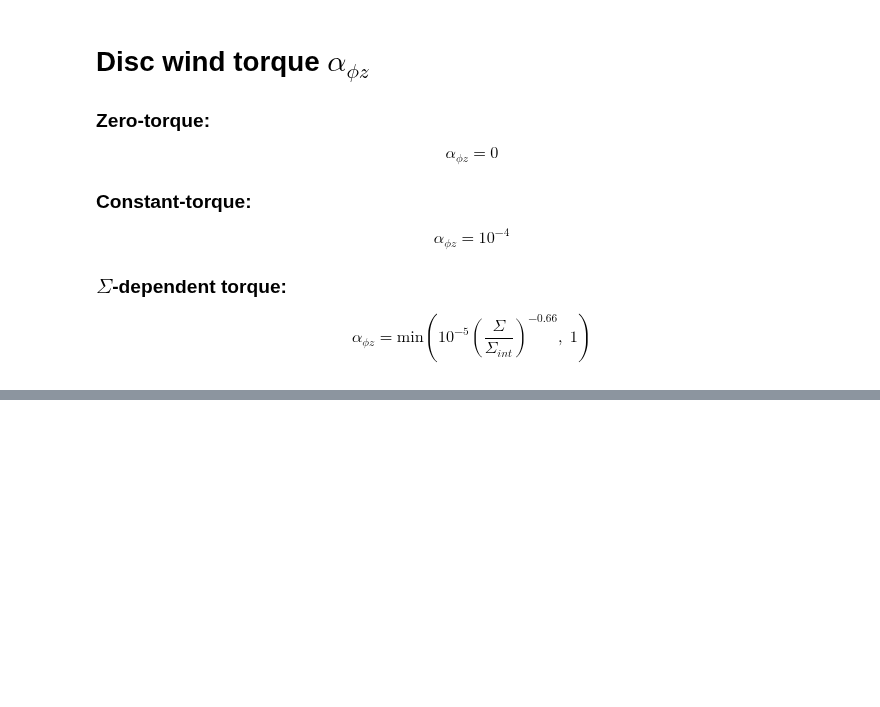
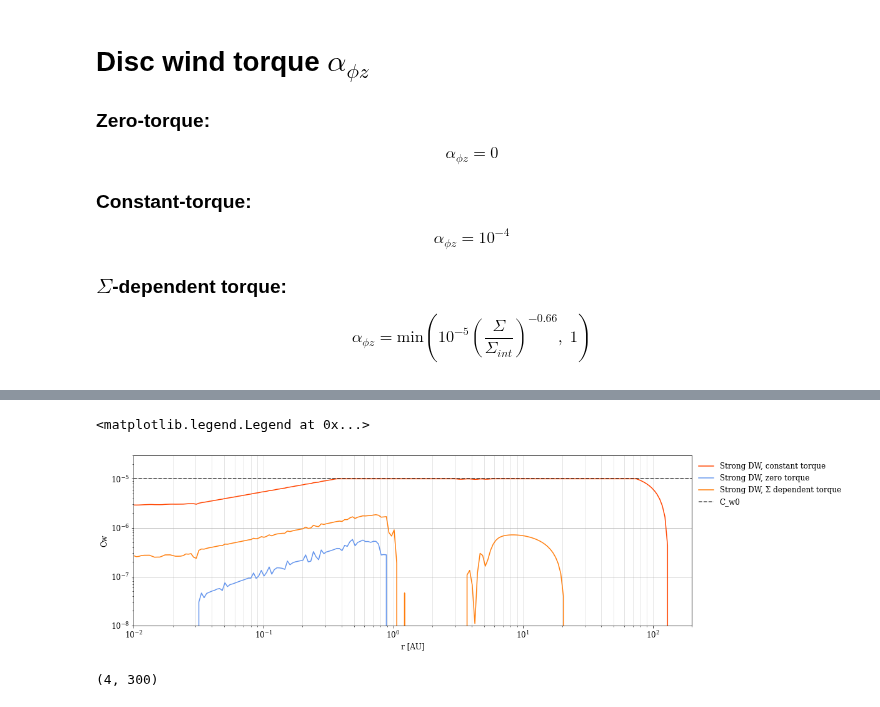
Before and after one commit to agent031/bachelor_code, a Jupyter notebook: Testing_values_T0/mass_flux_strongDW.ipynb, the cells around one changed output, grey strips where cells are left out. Drawn from its saved outputs; the diff is of its cells as text; code cells hidden in the pictures; blank space fills up the shorter version.

```diff
--- a/Testing_values_T0/mass_flux_strongDW.ipynb
+++ b/Testing_values_T0/mass_flux_strongDW.ipynb
@@ -97,0 +100,26 @@ plt.legend(frameon=False)
+# %%
+temp_initial = find_temp(10001, T_req, T_vis_strongDW)
+# %%
+C_w_sDW_constant_torque = C_w(Σ_initial(r_au), temp_initial, 1e-4)
+C_w_sDW_zero_torque = C_w(Σ_initial(r_au), temp_initial, 0)
+C_w_sDW_Σdepen_torque = C_w(Σ_initial(r_au), temp_initial, α_φz_func(Σ_initial(r_au)))
+# %%
+fig, axs = plt.subplots(figsize = (16,5))
+axs.grid(which = 'major', axis= 'y')
+axs.grid(which = 'both', axis= 'x', alpha = 0.4)
+
+
+axs.loglog(r_au, C_w_sDW_constant_torque, c=color_use[0], label = 'Strong DW, constant torque')
+axs.loglog(r_au, C_w_sDW_zero_torque, c=color_use[1], label = 'Strong DW, zero torque')
+axs.loglog(r_au, C_w_sDW_Σdepen_torque, c=color_use[2], label = 'Strong DW, Σ dependent torque')
+axs.set(ylim = (1e-8, 3e-5), xlim = (0.01, 200), ylabel = 'Cw', xlabel='r [AU]')
+axs.axhline(1e-5, c = 'black', ls = '--', label = 'C_w0', alpha = 0.7)
+axs.legend(frameon = False, bbox_to_anchor = (1,1))
+# %% [output]
+<matplotlib.legend.Legend at 0x...>
+[figure, added]
+# %%
+sDW_Σtorque = C_we(Σ_initial(r_au), temp_initial, 0)
+np.shape(sDW_Σtorque)
+# %% [output]
+(4, 300)
```
Also changed, not shown: parts of 11 cells of this notebook, 2 other files.
